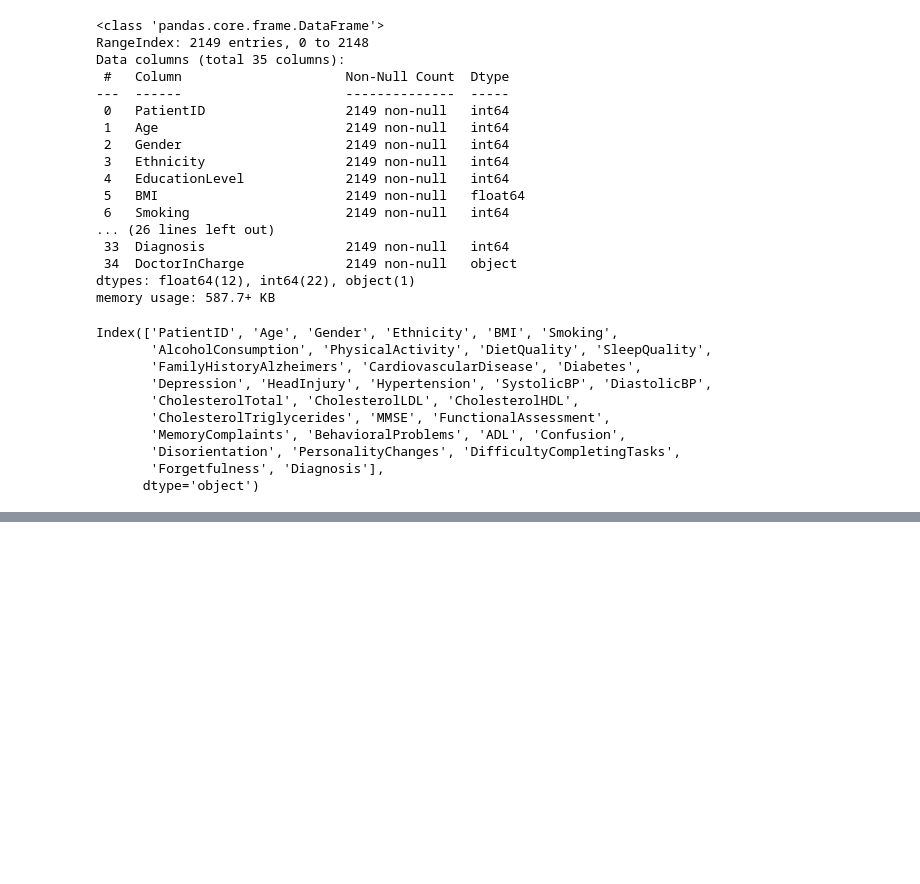
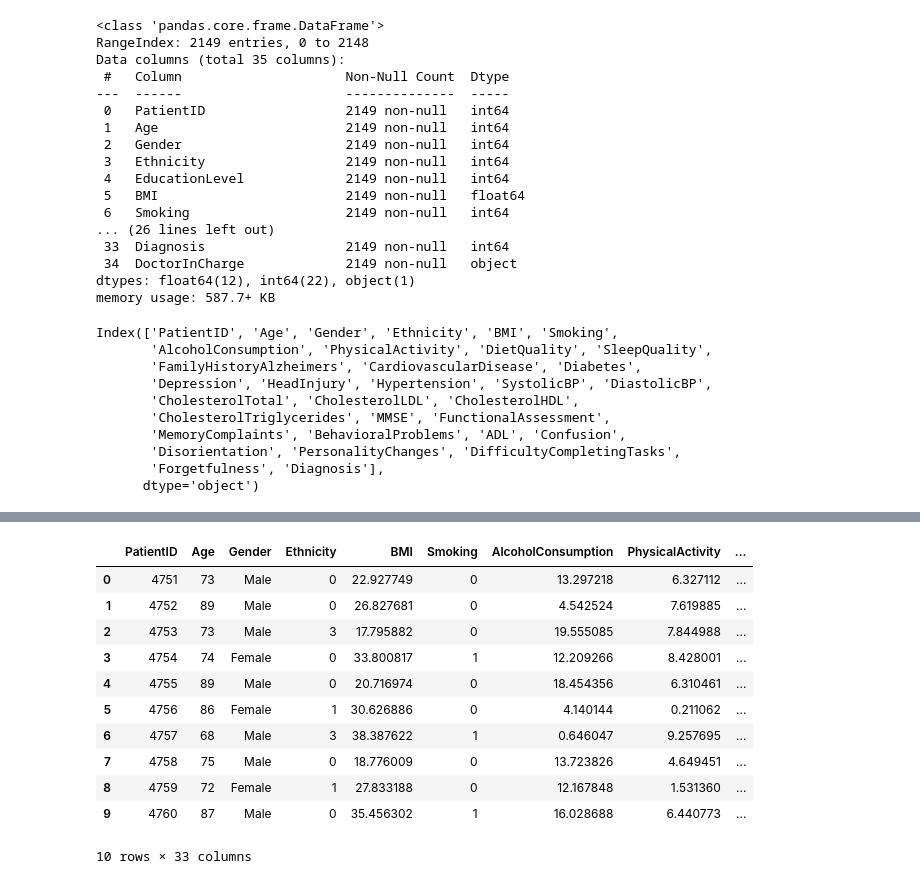
Before and after one commit to mmitry/project-4-group-9, a Jupyter notebook: Resources/cleaned_data.ipynb, the cells around one changed output, grey strips where cells are left out. Drawn from its saved outputs; the diff is of its cells as text; code cells hidden in the pictures; blank space fills up the shorter version.

```diff
--- a/Resources/cleaned_data.ipynb
+++ b/Resources/cleaned_data.ipynb
@@ -52,0 +56,22 @@ NameError: name 'df' is not defined
+# %%
+# Gender and Ethnicity Mapping to change into a categories for Tableau.
+gender_mapping = {0: 'Male', 1: 'Female'}
+ethnicity_mapping = {0: 'Caucasian', 1: 'African American', 2: 'Asian', 3: 'Other'}
+# %%
+# Apply Gender Mapping
+df['Gender'] = df['Gender'].map(gender_mapping)
+
+df.head(10)
+# %% [output]
+|  | PatientID | Age | Gender | Ethnicity | BMI | Smoking | AlcoholConsumption | PhysicalActivity | ... |
+| 0 | 4751 | 73 | Male | 0 | 22.927749 | 0 | 13.297218 | 6.327112 | ... |
+| 1 | 4752 | 89 | Male | 0 | 26.827681 | 0 | 4.542524 | 7.619885 | ... |
+| 2 | 4753 | 73 | Male | 3 | 17.795882 | 0 | 19.555085 | 7.844988 | ... |
+| 3 | 4754 | 74 | Female | 0 | 33.800817 | 1 | 12.209266 | 8.428001 | ... |
+| 4 | 4755 | 89 | Male | 0 | 20.716974 | 0 | 18.454356 | 6.310461 | ... |
+| 5 | 4756 | 86 | Female | 1 | 30.626886 | 0 | 4.140144 | 0.211062 | ... |
+| 6 | 4757 | 68 | Male | 3 | 38.387622 | 1 | 0.646047 | 9.257695 | ... |
+| 7 | 4758 | 75 | Male | 0 | 18.776009 | 0 | 13.723826 | 4.649451 | ... |
+| 8 | 4759 | 72 | Female | 1 | 27.833188 | 0 | 12.167848 | 1.531360 | ... |
+| 9 | 4760 | 87 | Male | 0 | 35.456302 | 1 | 16.028688 | 6.440773 | ... |
+10 rows × 33 columns
```
Also changed, not shown: parts of 13 cells of this notebook, 2 other files.
